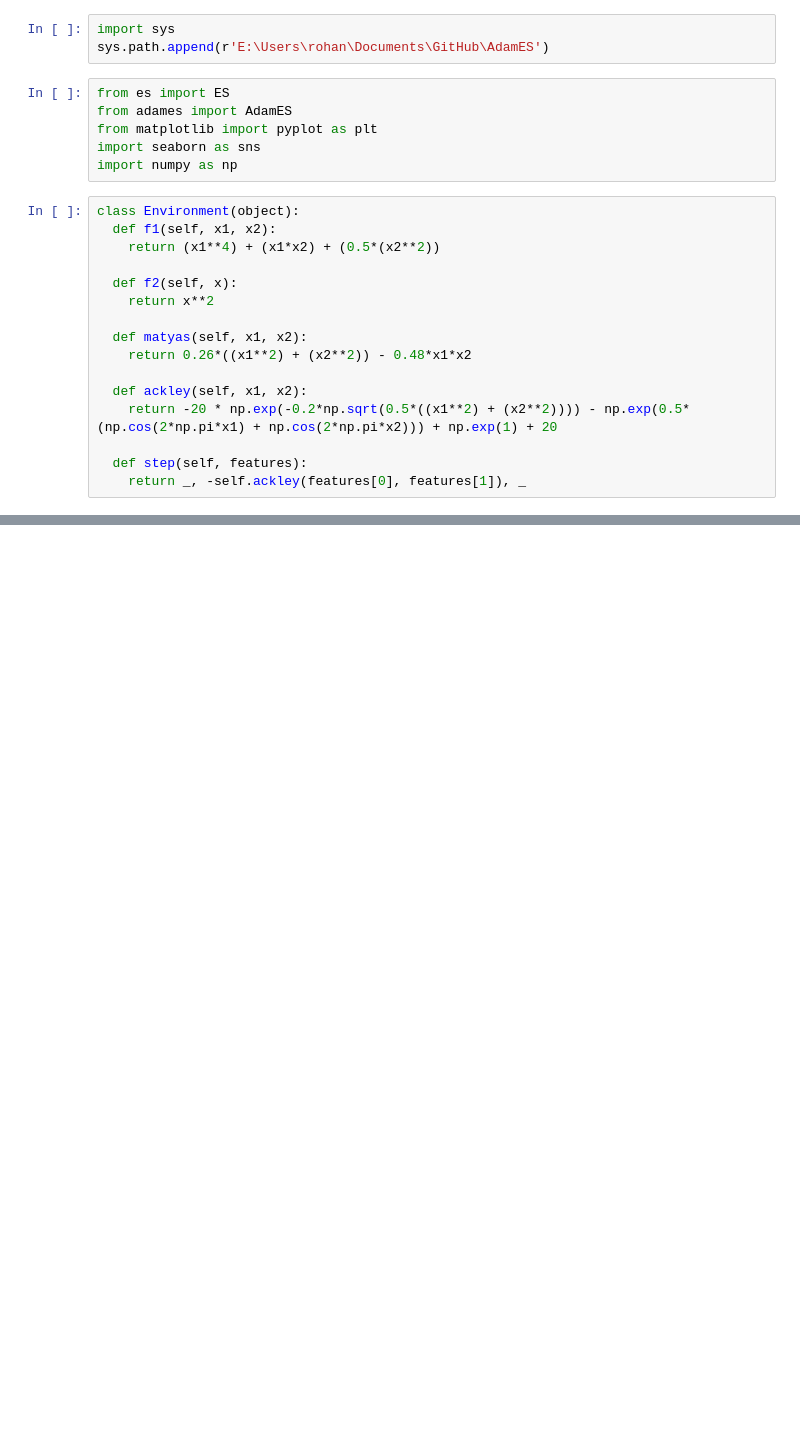
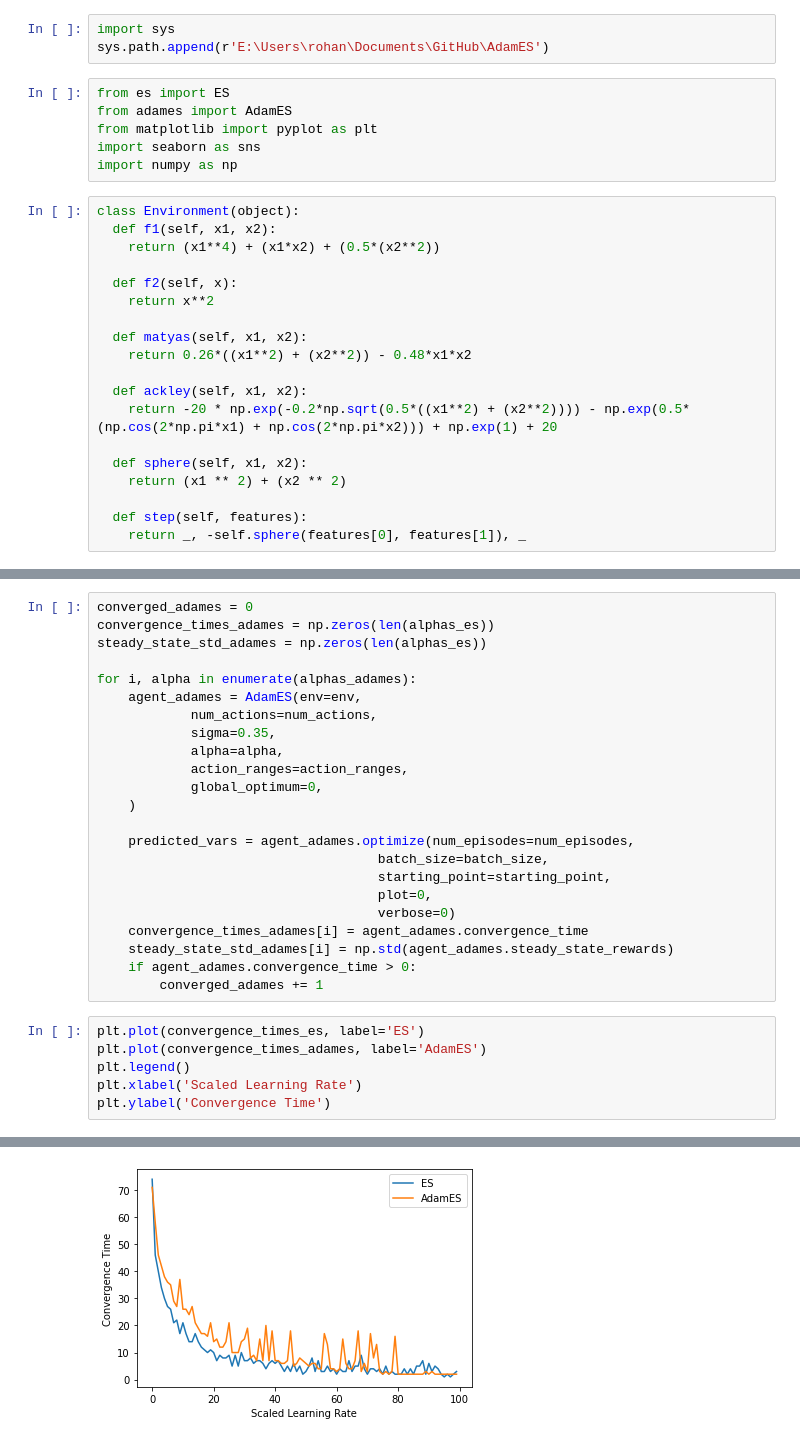
Before and after one commit to 09tangriro/AdamES, a Jupyter notebook: sandbox.ipynb, the cells around one changed output, grey strips where cells are left out. Drawn from its saved outputs; the diff is of its cells as text; blank space fills up the shorter version.

```diff
--- a/sandbox.ipynb
+++ b/sandbox.ipynb
@@ -21,5 +21,8 @@ class Environment(object):
   def ackley(self, x1, x2):
     return -20 * np.exp(-0.2*np.sqrt(0.5*((x1**2) + (x2**2)))) - np.exp(0.5*(np.cos(2*np.pi*x1) + np.cos(2*np.pi*x2))) + np.exp(1) + 20
 
+  def sphere(self, x1, x2):
+    return (x1 ** 2) + (x2 ** 2)
+
   def step(self, features):
-    return _, -self.ackley(features[0], features[1]), _
+    return _, -self.sphere(features[0], features[1]), _
@@ -54,0 +72,30 @@ predicted_vars = agent.optimize(num_episode=500,
+# %%
+converged_adames = 0
+convergence_times_adames = np.zeros(len(alphas_es))
+steady_state_std_adames = np.zeros(len(alphas_es))
+
+for i, alpha in enumerate(alphas_adames):
+    agent_adames = AdamES(env=env,
+            num_actions=num_actions,
+            sigma=0.35,
+            alpha=alpha,
+            action_ranges=action_ranges,
+            global_optimum=0,
+    )
+
+    predicted_vars = agent_adames.optimize(num_episodes=num_episodes,
+                                    batch_size=batch_size,
+                                    starting_point=starting_point,
+                                    plot=0,
+                                    verbose=0)
+    convergence_times_adames[i] = agent_adames.convergence_time
+    steady_state_std_adames[i] = np.std(agent_adames.steady_state_rewards)
+    if agent_adames.convergence_time > 0:
+        converged_adames += 1
+# %%
+plt.plot(convergence_times_es, label='ES')
+plt.plot(convergence_times_adames, label='AdamES')
+plt.legend()
+plt.xlabel('Scaled Learning Rate')
+plt.ylabel('Convergence Time')
+# %% [output]
@@ -54,0 +103 @@ predicted_vars = agent.optimize(num_episode=500,
+[figure, added]
```
Also changed, not shown: parts of 8 cells of this notebook, 1 other file.
